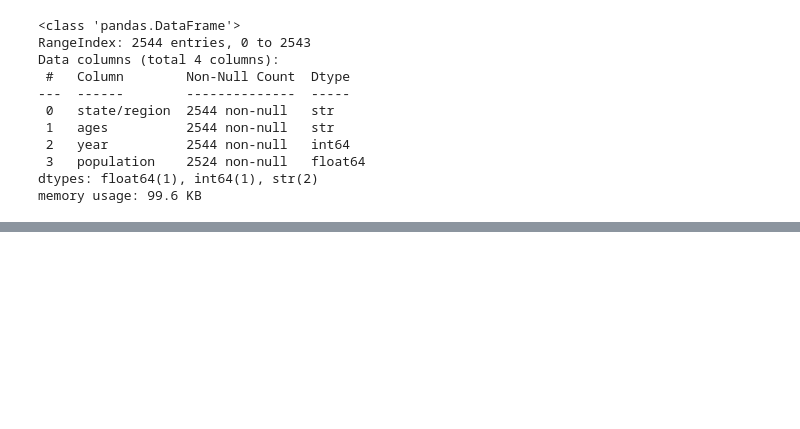
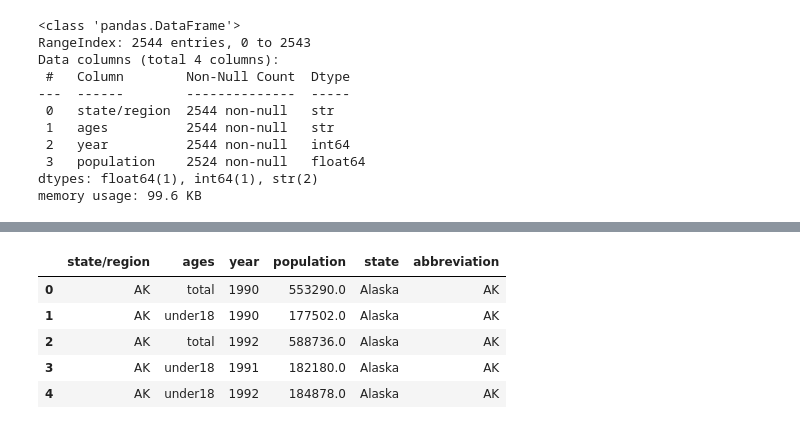
Before and after one commit to WillardDev/Python_Data_Analysis, a Jupyter notebook: Merge_and_Join.ipynb, the cells around one changed output, grey strips where cells are left out. Drawn from its saved outputs; the diff is of its cells as text; code cells hidden in the pictures; blank space fills up the shorter version.

Commit message:
Add execution counts and outputs for merged state population data

```diff
--- a/Merge_and_Join.ipynb
+++ b/Merge_and_Join.ipynb
@@ -364,0 +386,10 @@ memory usage: 99.6 KB
+# %%
+merged = pd.merge(pop, abbrevs, how='outer', left_on='state/region', right_on='abbreviation')
+merged.head()
+# %% [output]
+|  | state/region | ages | year | population | state | abbreviation |
+| 0 | AK | total | 1990 | 553290.0 | Alaska | AK |
+| 1 | AK | under18 | 1990 | 177502.0 | Alaska | AK |
+| 2 | AK | total | 1992 | 588736.0 | Alaska | AK |
+| 3 | AK | under18 | 1991 | 182180.0 | Alaska | AK |
+| 4 | AK | under18 | 1992 | 184878.0 | Alaska | AK |
```
Also changed, not shown: parts of 2 cells of this notebook.
